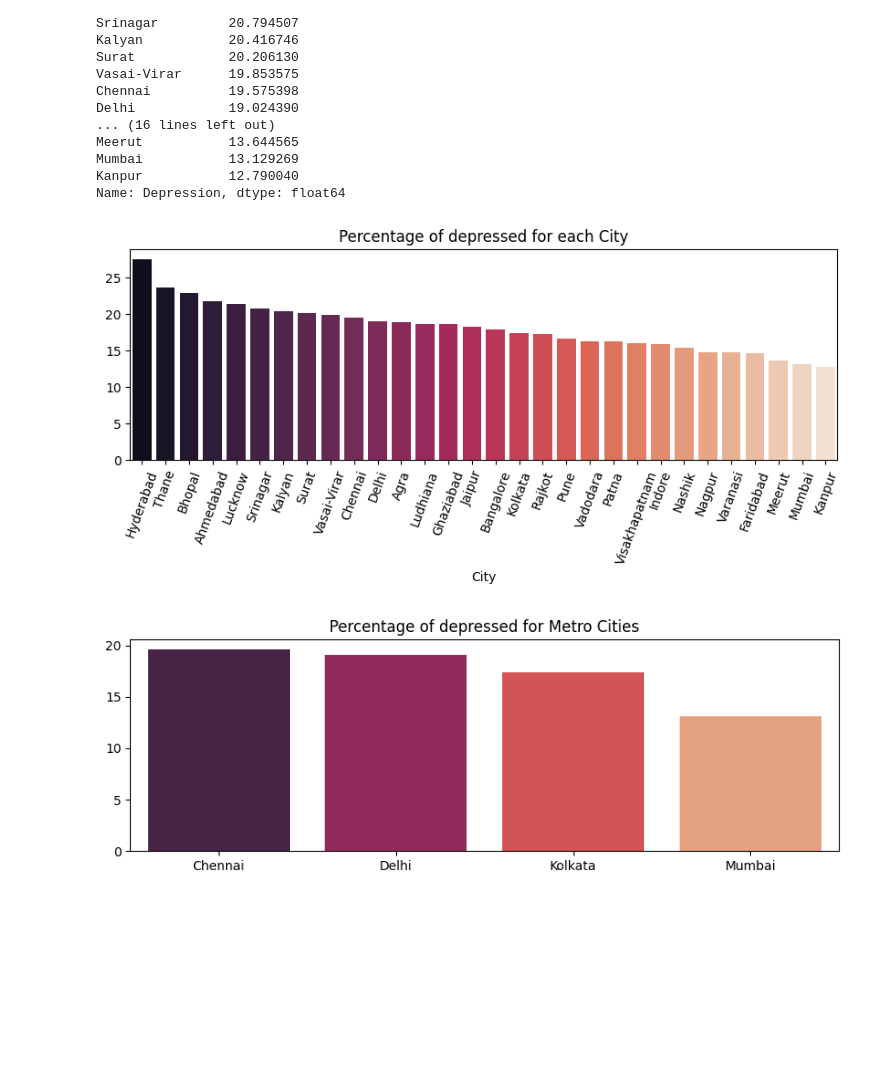
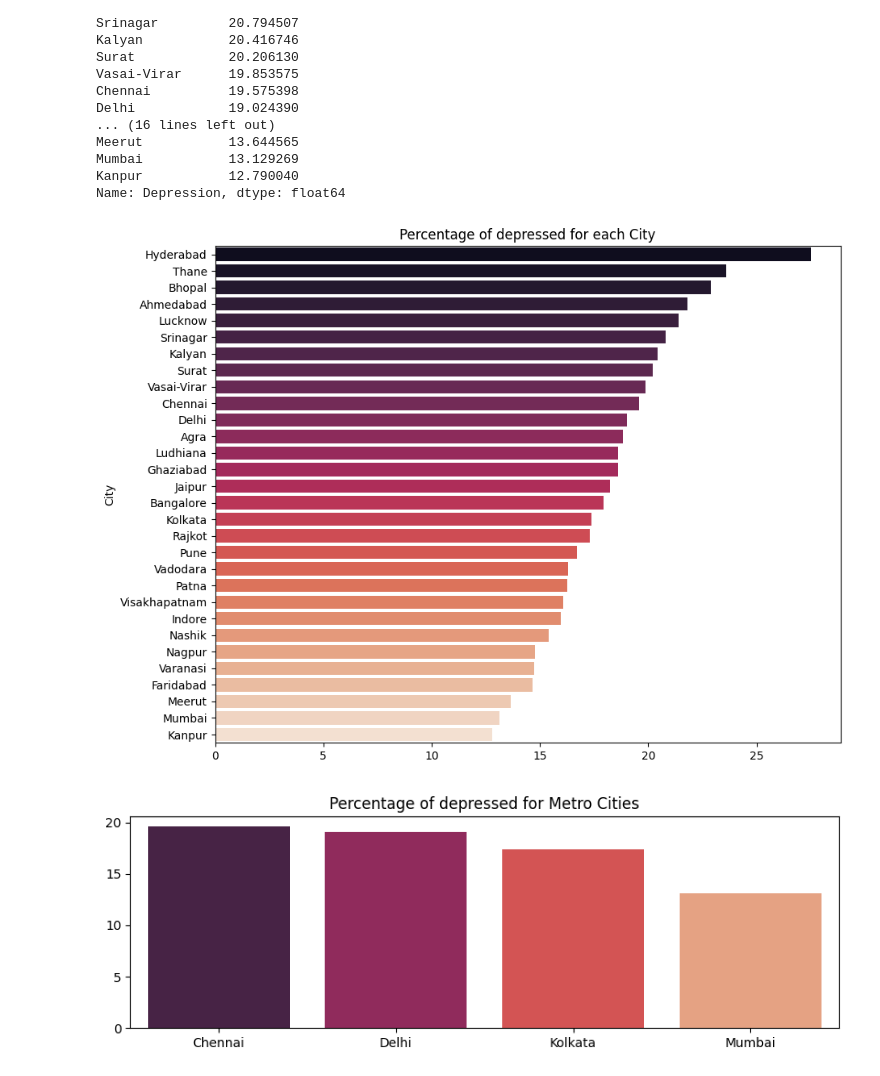
Before and after one commit to vanshuwjoshi/Kaggle-Playground-S4E11, a Jupyter notebook: notebooks/eda.ipynb, the cells around one changed output. Drawn from its saved outputs; the diff is of its cells as text; code cells hidden in the pictures; blank space fills up the shorter version.

```diff
--- a/notebooks/eda.ipynb
+++ b/notebooks/eda.ipynb
@@ -341,17 +340,16 @@ Name: Depression, dtype: float64
 # %%
 depression_percentage_sorted = depression_percentage.sort_values(ascending=False)
 # %%
-plt.figure(figsize=(10, 3))
+plt.figure(figsize=(10, 8))
 sns.barplot(
-    x=depression_percentage_sorted.index,
-    y=depression_percentage_sorted.values,
+    y=depression_percentage_sorted.index,
+    x=depression_percentage_sorted.values,
     palette="rocket",
 )
 plt.title("Percentage of depressed for each City")
-plt.xticks(rotation=70)
 plt.show()
 # %% [output]
-[figure, old version]
+[figure, new version]
 # %%
 metro_cities = ["Chennai", "Delhi", "Kolkata", "Mumbai"]
 percentage_metro_cities = [
```
Also changed, not shown: parts of 26 cells of this notebook, 1 other file.
